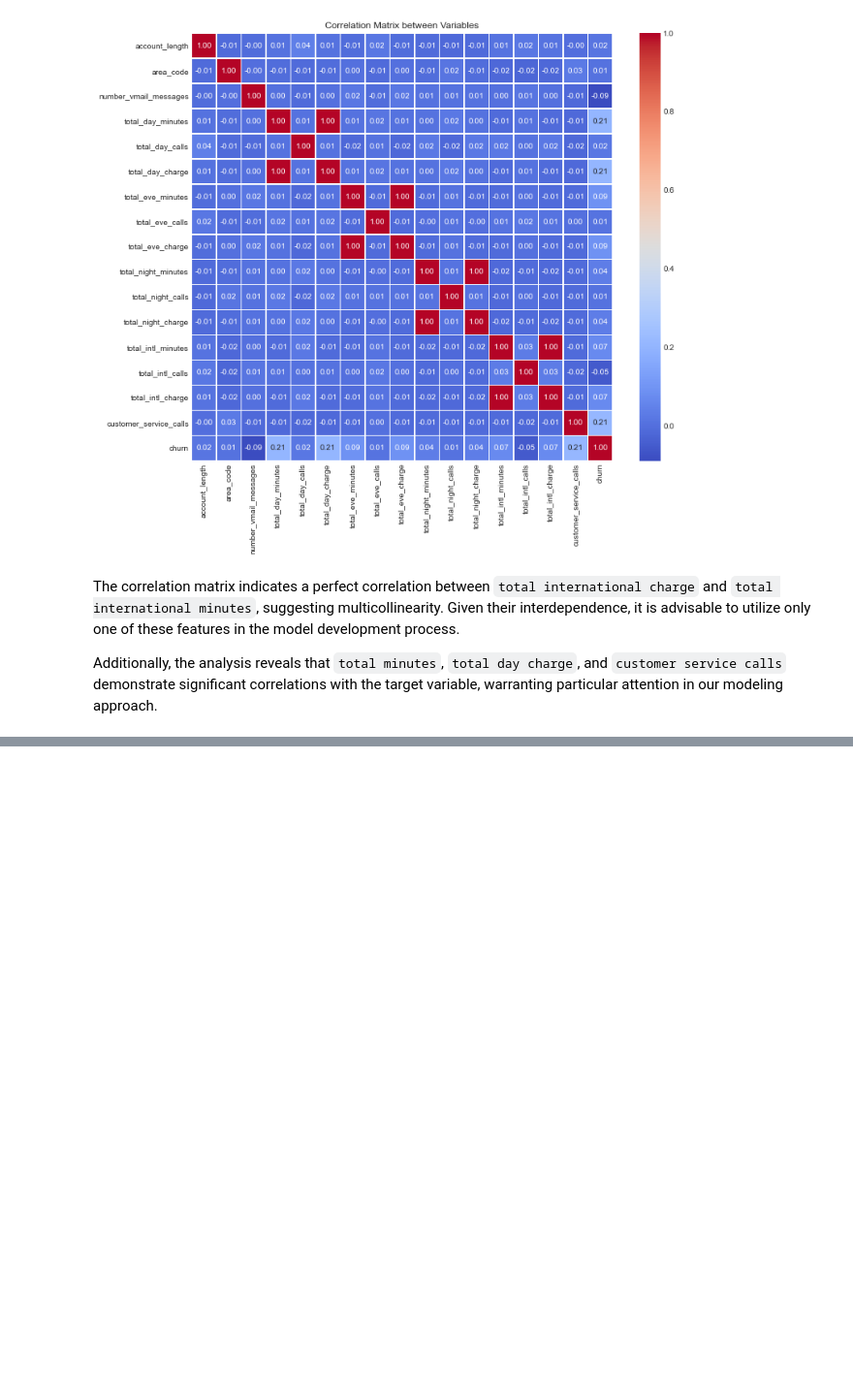
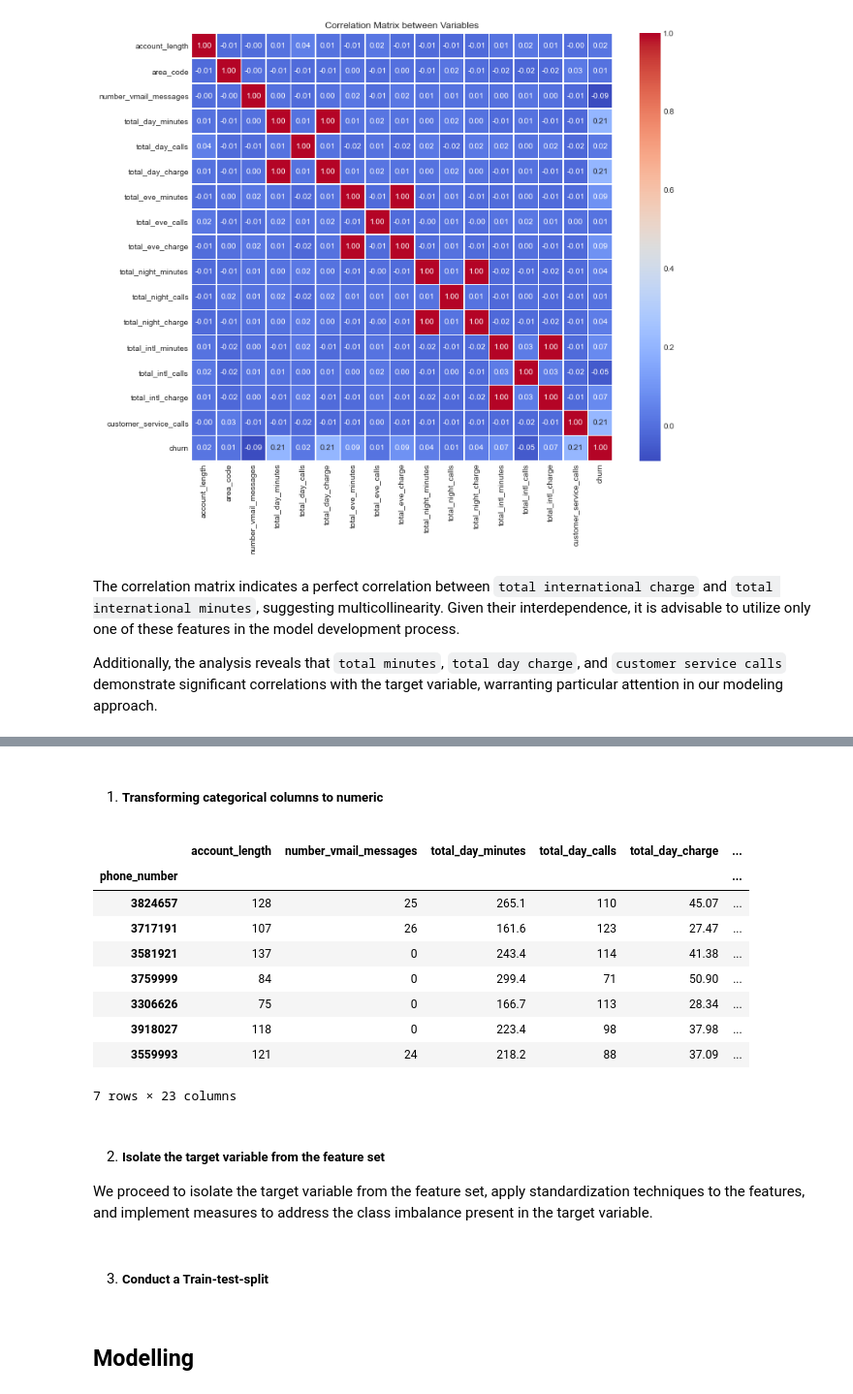
Before and after one commit to Annolyne/Phase3_Project, a Jupyter notebook: index.ipynb, the cells around one changed output, grey strips where cells are left out. Shown at 97% size. Cells and saved outputs as stored; diff of their text form; code cells hidden in the pictures; blank space fills up the shorter version.

Commit message:
One hot encording, training and tesing sets

```diff
--- a/index.ipynb
+++ b/index.ipynb
@@ -586,0 +595,25 @@ Additionally, the analysis reveals that `total minutes`, `total day charge`, and
+# %% [markdown]
+1. ##### Transforming categorical  columns to numeric
+# %%
+# Convert 'churn' column to integer type
+df['churn'] = df['churn'].astype(int)
+
+# Apply one-hot encoding to categorical columns
+df = pd.get_dummies(df, columns=['area_code', 'international_plan', 'voice_mail_plan'])
+# %%
+df.head(7)
+# %% [output]
+|  | account_length | number_vmail_messages | total_day_minutes | total_day_calls | total_day_charge | ... |
+| phone_number |  |  |  |  |  | ... |
+| 3824657 | 128 | 25 | 265.1 | 110 | 45.07 | ... |
+| 3717191 | 107 | 26 | 161.6 | 123 | 27.47 | ... |
+| 3581921 | 137 | 0 | 243.4 | 114 | 41.38 | ... |
+| 3759999 | 84 | 0 | 299.4 | 71 | 50.90 | ... |
+| 3306626 | 75 | 0 | 166.7 | 113 | 28.34 | ... |
+| 3918027 | 118 | 0 | 223.4 | 98 | 37.98 | ... |
+| 3559993 | 121 | 24 | 218.2 | 88 | 37.09 | ... |
+7 rows × 23 columns
+# %% [markdown]
+2. ##### Isolate the target variable from the feature set
+
+We proceed to isolate the target variable from the feature set, apply standardization techniques to the features, and implement measures to address the class imbalance present in the target variable.
@@ -586,0 +624,2 @@ Additionally, the analysis reveals that `total minutes`, `total day charge`, and
+# %% [markdown]
+3. #####  Conduct a Train-test-split
@@ -586,0 +629,2 @@ Additionally, the analysis reveals that `total minutes`, `total day charge`, and
+# %% [markdown]
+ ## Modelling
```
Also changed, not shown: parts of 4 cells of this notebook.
